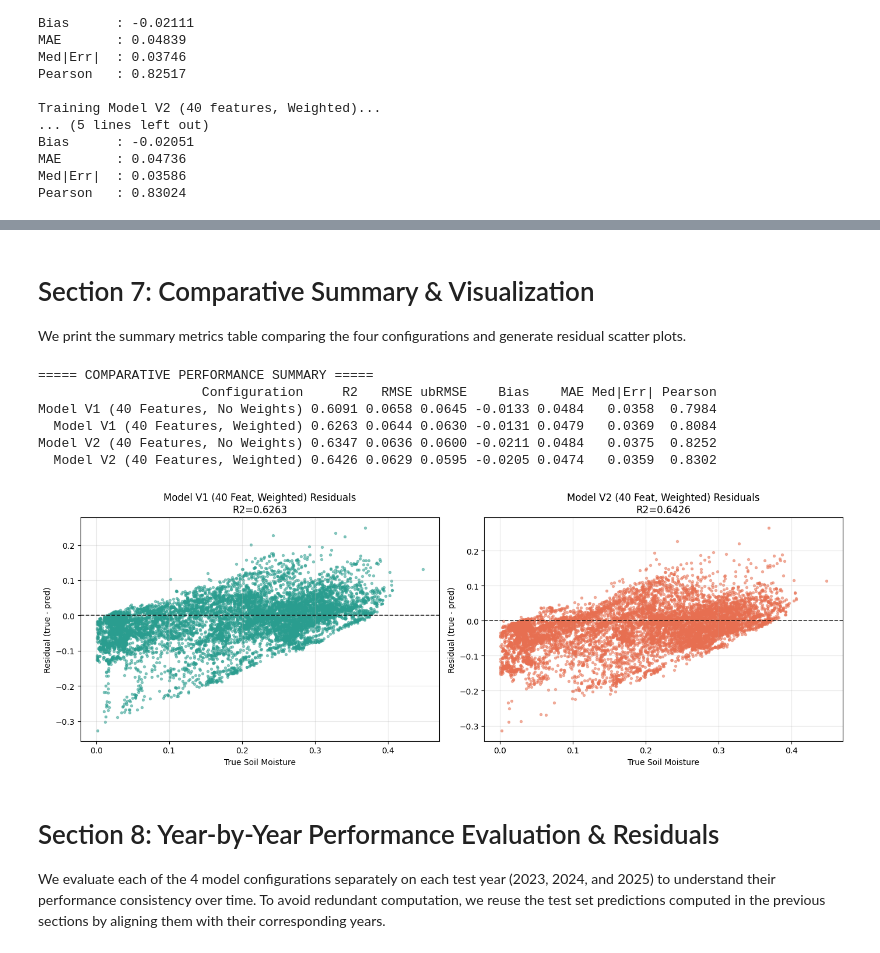
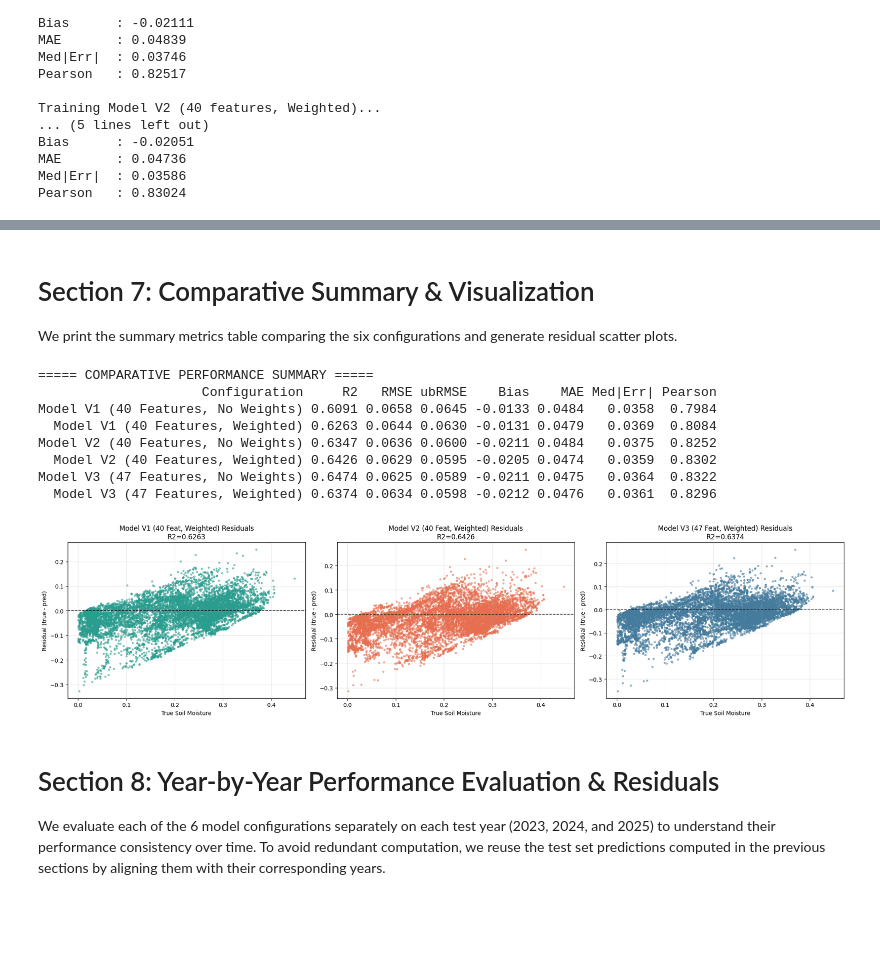
Before and after one commit to KerryCheon/MDR-Project, a Jupyter notebook: notebooks/experiment/derived_8.2-eval-1.0/derived_8.2_global_1.0.ipynb, the cells around one changed output, grey strips where cells are left out. Drawn from its saved outputs; the diff is of its cells as text; code cells hidden in the pictures; blank space fills up the shorter version.

```diff
--- a/notebooks/experiment/derived_8.2-eval-1.0/derived_8.2_global_1.0.ipynb
+++ b/notebooks/experiment/derived_8.2-eval-1.0/derived_8.2_global_1.0.ipynb
@@ -141,10 +142,12 @@ spec.loader.exec_module(dataset_metadata)
 
 FEATURE_SET_V1 = dataset_metadata.OVERALL_SELECTED_FEATURES_V1
 FEATURE_SET_V2 = dataset_metadata.OVERALL_SELECTED_FEATURES_V2
+FEATURE_SET_V3 = dataset_metadata.OVERALL_SELECTED_FEATURES_V3
 TARGET_COL = "soil_moisture_5cm"
 
 print(f"Feature Set V1 count: {len(FEATURE_SET_V1)}")
 print(f"Feature Set V2 count: {len(FEATURE_SET_V2)}")
+print(f"Feature Set V3 count: {len(FEATURE_SET_V3)}")
 # %% [output]
 Feature Set V1 count: 40
 Feature Set V2 count: 40
@@ -295,0 +308,16 @@ Pearson   : 0.83024
+# %%
+# 1. Non-weighted model
+print("Training Model V3 (47 features, No Weights)...")
+xgb_v3_no_w = XGBRegressor(**XGB_PARAMS_NO_W)
+xgb_v3_no_w.fit(trainval_df[FEATURE_SET_V3], y_trainval, verbose=0)
+pred_v3_no_w = np.asarray(xgb_v3_no_w.predict(test_df[FEATURE_SET_V3])).ravel()
+metrics_v3_no_w = compute_metrics(y_test, pred_v3_no_w)
+print_metrics(metrics_v3_no_w, "MODEL V3 (47 FEAT, NO WEIGHTS) METRICS")
+
+# 2. Weighted model
+print("\nTraining Model V3 (47 features, Weighted)...")
+xgb_v3_w = XGBRegressor(**XGB_PARAMS_W)
+xgb_v3_w.fit(trainval_df[FEATURE_SET_V3], y_trainval, sample_weight=w_trainval, verbose=0)
+pred_v3_w = np.asarray(xgb_v3_w.predict(test_df[FEATURE_SET_V3])).ravel()
+metrics_v3_w = compute_metrics(y_test, pred_v3_w)
+print_metrics(metrics_v3_w, "MODEL V3 (47 FEAT, WEIGHTED) METRICS")
@@ -296,56 +342,72 @@ Pearson   : 0.83024
 # %% [markdown]
 # Section 7: Comparative Summary & Visualization
 
-We print the summary metrics table comparing the four configurations and generate residual scatter plots.
+We print the summary metrics table comparing the six configurations and generate residual scatter plots.
 # %%
 metrics_summary_data = {
     "Configuration": [
         "Model V1 (40 Features, No Weights)",
         "Model V1 (40 Features, Weighted)",
         "Model V2 (40 Features, No Weights)",
-        "Model V2 (40 Features, Weighted)"
+        "Model V2 (40 Features, Weighted)",
+        "Model V3 (47 Features, No Weights)",
+        "Model V3 (47 Features, Weighted)"
     ],
     "R2": [
         metrics_v1_no_w["R2"],
         metrics_v1_w["R2"],
         metrics_v2_no_w["R2"],
-        metrics_v2_w["R2"]
+        metrics_v2_w["R2"],
+        metrics_v3_no_w["R2"],
+        metrics_v3_w["R2"]
     ],
     "RMSE": [
         metrics_v1_no_w["RMSE"],
         metrics_v1_w["RMSE"],
         metrics_v2_no_w["RMSE"],
-        metrics_v2_w["RMSE"]
+        metrics_v2_w["RMSE"],
+        metrics_v3_no_w["RMSE"],
+        metrics_v3_w["RMSE"]
     ],
     "ubRMSE": [
         metrics_v1_no_w["ubRMSE"],
         metrics_v1_w["ubRMSE"],
         metrics_v2_no_w["ubRMSE"],
-        metrics_v2_w["ubRMSE"]
+        metrics_v2_w["ubRMSE"],
+        metrics_v3_no_w["ubRMSE"],
+        metrics_v3_w["ubRMSE"]
     ],
     "Bias": [
         metrics_v1_no_w["Bias"],
         metrics_v1_w["Bias"],
         metrics_v2_no_w["Bias"],
-        metrics_v2_w["Bias"]
+        metrics_v2_w["Bias"],
+        metrics_v3_no_w["Bias"],
+        metrics_v3_w["Bias"]
     ],
     "MAE": [
         metrics_v1_no_w["MAE"],
         metrics_v1_w["MAE"],
         metrics_v2_no_w["MAE"],
-        metrics_v2_w["MAE"]
+        metrics_v2_w["MAE"],
+        metrics_v3_no_w["MAE"],
+        metrics_v3_w["MAE"]
     ],
     "Med|Err|": [
         metrics_v1_no_w["Med|Err|"],
         metrics_v1_w["Med|Err|"],
         metrics_v2_no_w["Med|Err|"],
-        metrics_v2_w["Med|Err|"]
+        metrics_v2_w["Med|Err|"],
+        metrics_v3_no_w["Med|Err|"],
+        metrics_v3_w["Med|Err|"]
     ],
     "Pearson": [
         metrics_v1_no_w["Pearson"],
         metrics_v1_w["Pearson"],
         metrics_v2_no_w["Pearson"],
-        metrics_v2_w["Pearson"]
+        metrics_v2_w["Pearson"],
+        metrics_v3_no_w["Pearson"],
+        metrics_v3_w["Pearson"]
     ]
 }
 
@@ -366,39 +428,49 @@ summary_df.to_csv(out_dir / "metrics_summary.csv", index=False)
 
 # Plot residuals comparison
 res_v1_w = y_test - pred_v1_w
 res_v2_w = y_test - pred_v2_w
+res_v3_w = y_test - pred_v3_w
 
-fig, axes = plt.subplots(1, 2, figsize=(14, 5))
+fig, axes = plt.subplots(1, 3, figsize=(20, 5))
 
 axes[0].scatter(y_test, res_v1_w, s=8, alpha=0.5, color='#2a9d8f')
 axes[0].axhline(0, color='black', linestyle='--', linewidth=1.2, alpha=0.8)
 axes[0].set_xlabel("True Soil Moisture")
 axes[0].set_ylabel("Residual (true - pred)")
 axes[0].set_title(f"Model V1 (40 Feat, Weighted) Residuals\nR2={metrics_v1_w['R2']:.4f}")
 axes[0].grid(alpha=0.3)
 
 axes[1].scatter(y_test, res_v2_w, s=8, alpha=0.5, color='#e76f51')
 axes[1].axhline(0, color='black', linestyle='--', linewidth=1.2, alpha=0.8)
 axes[1].set_xlabel("True Soil Moisture")
 axes[1].set_ylabel("Residual (true - pred)")
 axes[1].set_title(f"Model V2 (40 Feat, Weighted) Residuals\nR2={metrics_v2_w['R2']:.4f}")
 axes[1].grid(alpha=0.3)
 
+axes[2].scatter(y_test, res_v3_w, s=8, alpha=0.5, color='#457b9d')
+axes[2].axhline(0, color='black', linestyle='--', linewidth=1.2, alpha=0.8)
+axes[2].set_xlabel("True Soil Moisture")
+axes[2].set_ylabel("Residual (true - pred)")
+axes[2].set_title(f"Model V3 (47 Feat, Weighted) Residuals\nR2={metrics_v3_w['R2']:.4f}")
+axes[2].grid(alpha=0.3)
+
 plt.tight_layout()
 plt.savefig(out_dir / "residuals_comparison.png")
 plt.show()
 # %% [output]
 ===== COMPARATIVE PERFORMANCE SUMMARY =====
                      Configuration     R2   RMSE ubRMSE    Bias    MAE Med|Err| Pearson
 Model V1 (40 Features, No Weights) 0.6091 0.0658 0.0645 -0.0133 0.0484   0.0358  0.7984
   Model V1 (40 Features, Weighted) 0.6263 0.0644 0.0630 -0.0131 0.0479   0.0369  0.8084
 Model V2 (40 Features, No Weights) 0.6347 0.0636 0.0600 -0.0211 0.0484   0.0375  0.8252
   Model V2 (40 Features, Weighted) 0.6426 0.0629 0.0595 -0.0205 0.0474   0.0359  0.8302
+Model V3 (47 Features, No Weights) 0.6474 0.0625 0.0589 -0.0211 0.0475   0.0364  0.8322
+  Model V3 (47 Features, Weighted) 0.6374 0.0634 0.0598 -0.0212 0.0476   0.0361  0.8296
-[figure, old version]
+[figure, new version]
 # %% [markdown]
 # Section 8: Year-by-Year Performance Evaluation & Residuals
 
-We evaluate each of the 4 model configurations separately on each test year (2023, 2024, and 2025) to understand their performance consistency over time. To avoid redundant computation, we reuse the test set predictions computed in the previous sections by aligning them with their corresponding years.
+We evaluate each of the 6 model configurations separately on each test year (2023, 2024, and 2025) to understand their performance consistency over time. To avoid redundant computation, we reuse the test set predictions computed in the previous sections by aligning them with their corresponding years.
 # %%
 # Add predictions to test_df for slicing
 test_df["pred_v1_no_w"] = pred_v1_no_w
```
Also changed, not shown: parts of 5 cells of this notebook, 20 other files.
